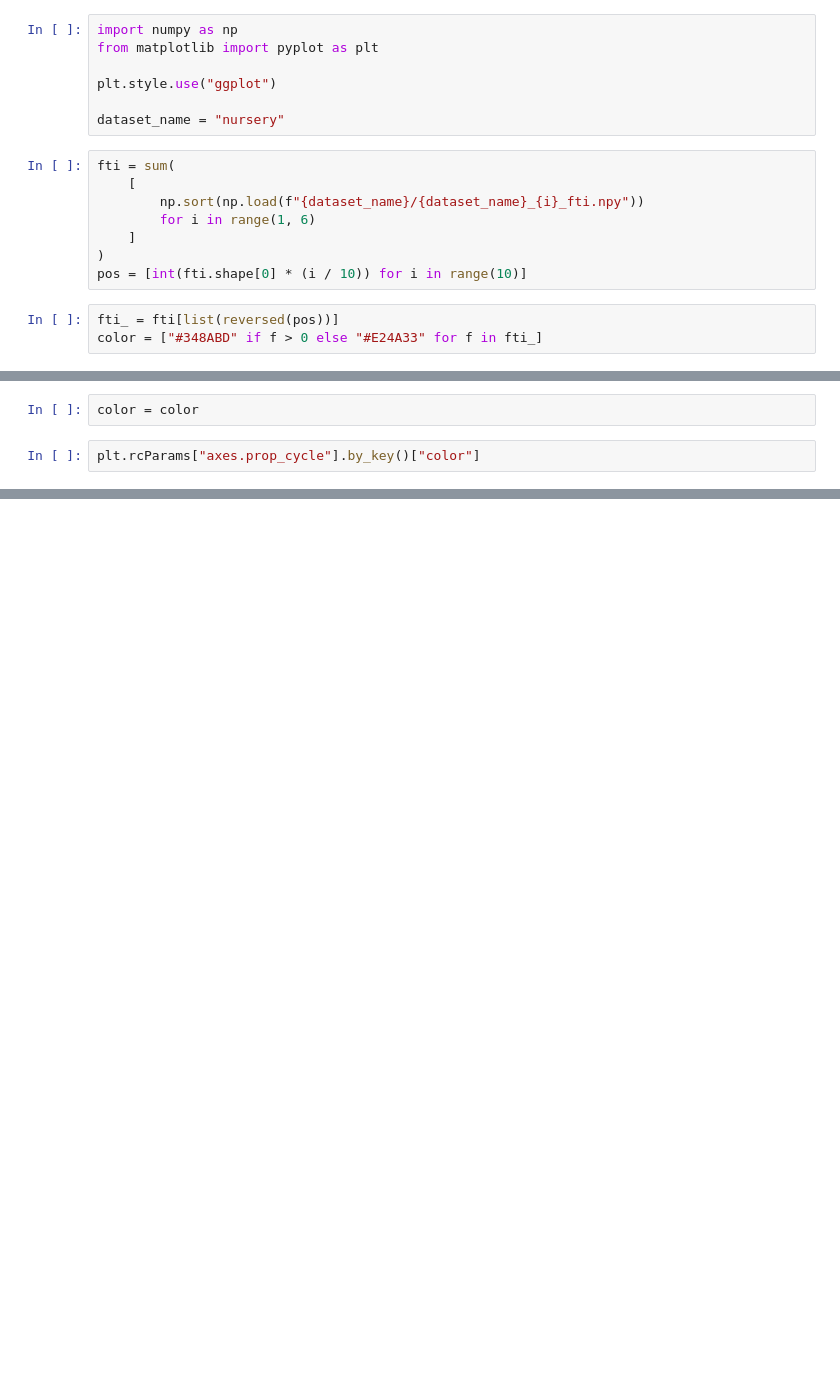
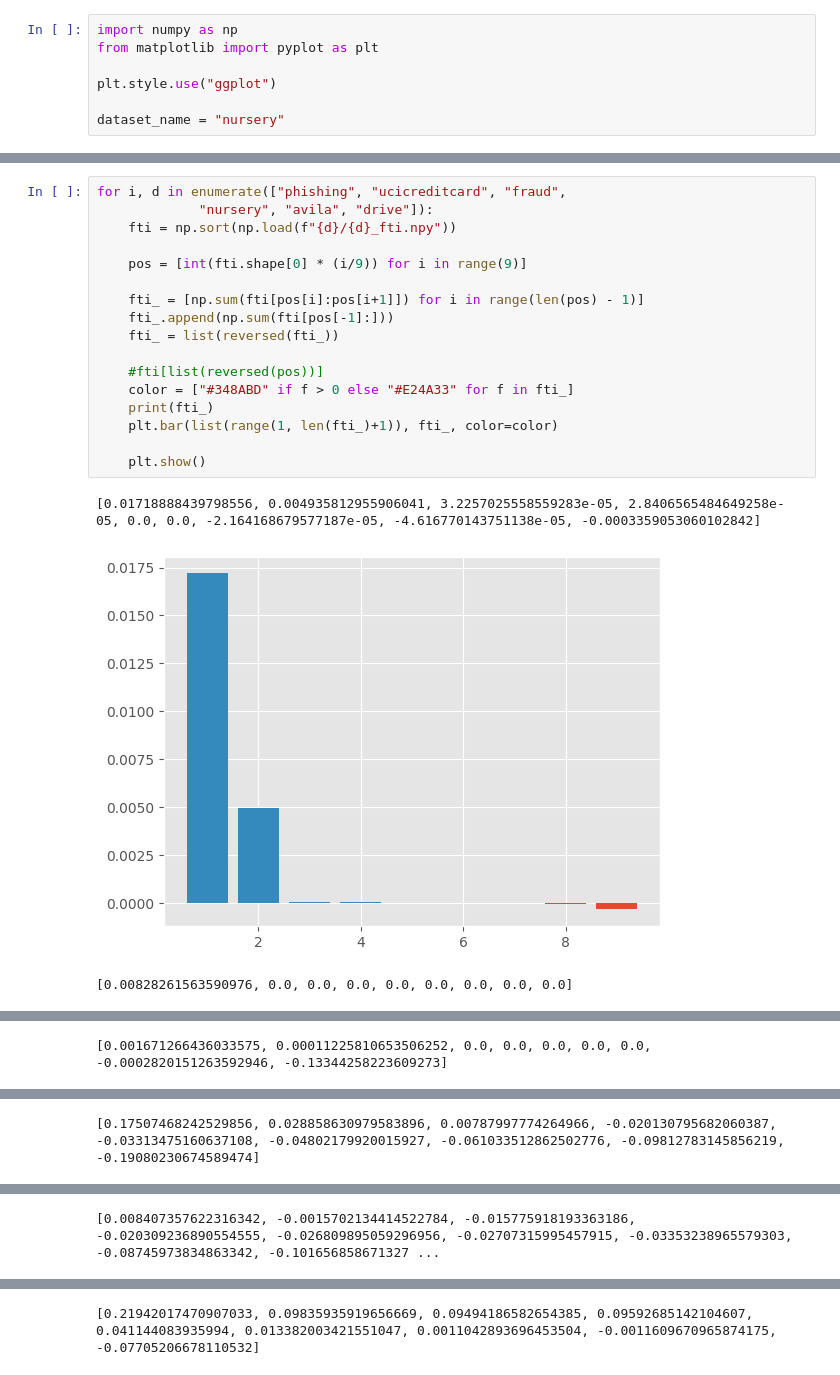
Before and after one commit to Koukyosyumei/ID2Graph, a Jupyter notebook: data/Untitled.ipynb, the cells around one changed output, grey strips where cells are left out. Drawn from its saved outputs; the diff is of its cells as text; blank space fills up the shorter version.

```diff
--- a/data/Untitled.ipynb
+++ b/data/Untitled.ipynb
@@ -5,14 +5,3 @@ from matplotlib import pyplot as plt
 plt.style.use("ggplot")
 
 dataset_name = "nursery"
-# %%
-fti = sum(
-    [
-        np.sort(np.load(f"{dataset_name}/{dataset_name}_{i}_fti.npy"))
-        for i in range(1, 6)
-    ]
-)
-pos = [int(fti.shape[0] * (i / 10)) for i in range(10)]
-# %%
-fti_ = fti[list(reversed(pos))]
-color = ["#348ABD" if f > 0 else "#E24A33" for f in fti_]
@@ -24,4 +7,0 @@ plt.bar(list(range(1, 11)), fti_, color=color)
-# %%
-color = color
-# %%
-plt.rcParams["axes.prop_cycle"].by_key()["color"]
@@ -29,0 +16,21 @@ plt.rcParams["axes.prop_cycle"].by_key()["color"]
+# %%
+for i, d in enumerate(["phishing", "ucicreditcard", "fraud",
+             "nursery", "avila", "drive"]):
+    fti = np.sort(np.load(f"{d}/{d}_fti.npy"))
+
+    pos = [int(fti.shape[0] * (i/9)) for i in range(9)]
+
+    fti_ = [np.sum(fti[pos[i]:pos[i+1]]) for i in range(len(pos) - 1)]
+    fti_.append(np.sum(fti[pos[-1]:]))
+    fti_ = list(reversed(fti_))
+
+    #fti[list(reversed(pos))]
+    color = ["#348ABD" if f > 0 else "#E24A33" for f in fti_]
+    print(fti_)
+    plt.bar(list(range(1, len(fti_)+1)), fti_, color=color)
+
+    plt.show()
+# %% [output]
+[0.01718888439798556, 0.004935812955906041, 3.2257025558559283e-05, 2.8406565484649258e-05, 0.0, 0.0, -2.164168679577187e-05, -4.616770143751138e-05, -0.0003359053060102842]
+[figure, added]
+[0.00828261563590976, 0.0, 0.0, 0.0, 0.0, 0.0, 0.0, 0.0, 0.0]
@@ -29,0 +38 @@ plt.rcParams["axes.prop_cycle"].by_key()["color"]
+[0.001671266436033575, 0.00011225810653506252, 0.0, 0.0, 0.0, 0.0, 0.0, -0.0002820151263592946, -0.13344258223609273]
@@ -29,0 +40 @@ plt.rcParams["axes.prop_cycle"].by_key()["color"]
+[0.17507468242529856, 0.028858630979583896, 0.00787997774264966, -0.020130795682060387, -0.03313475160637108, -0.04802179920015927, -0.061033512862502776, -0.09812783145856219, -0.19080230674589474]
@@ -29,0 +42 @@ plt.rcParams["axes.prop_cycle"].by_key()["color"]
+[0.008407357622316342, -0.0015702134414522784, -0.015775918193363186, -0.020309236890554555, -0.026809895059296956, -0.02707315995457915, -0.03353238965579303, -0.08745973834863342, -0.101656858671327 ...
@@ -29,0 +44 @@ plt.rcParams["axes.prop_cycle"].by_key()["color"]
+[0.21942017470907033, 0.09835935919656669, 0.09494186582654385, 0.09592685142104607, 0.041144083935994, 0.013382003421551047, 0.0011042893696453504, -0.0011609670965874175, -0.07705206678110532]
```
Also changed, not shown: parts of 5 cells of this notebook, 1 other file.
